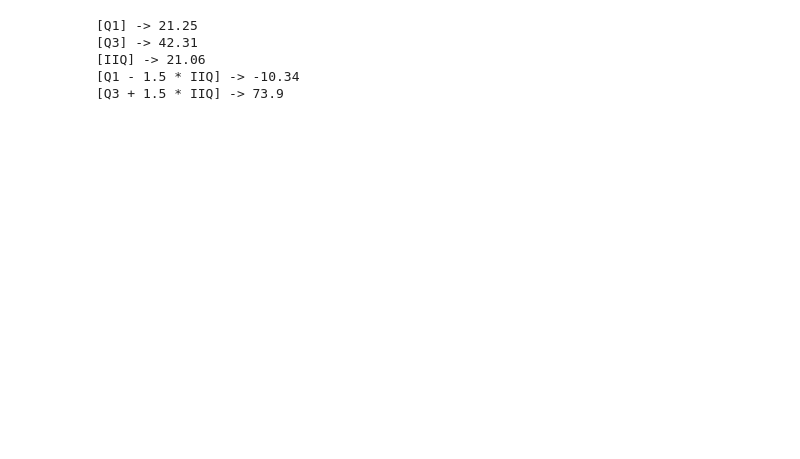
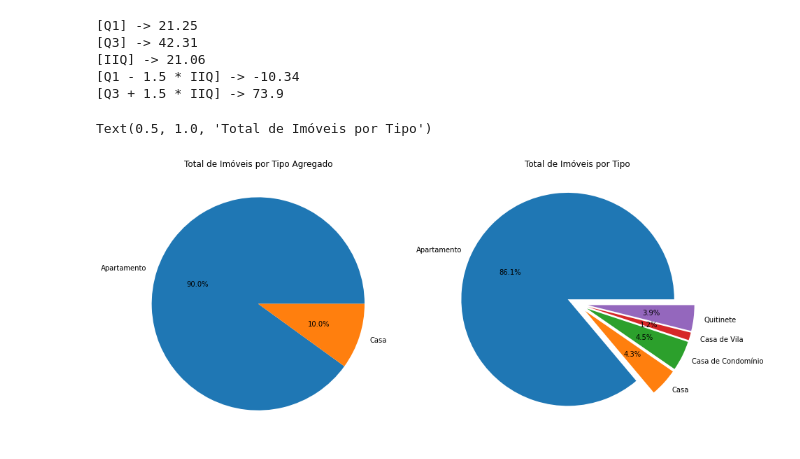
Before and after one commit to CHRSousa/estudoPythonJupiterNotebook, a Jupyter notebook: Criando_Novas_Variáveis.ipynb, the cells around one changed output. Drawn from its saved outputs; the diff is of its cells as text; code cells hidden in the pictures; blank space fills up the shorter version.

```diff
--- a/Criando_Novas_Variáveis.ipynb
+++ b/Criando_Novas_Variáveis.ipynb
@@ -389,3 +389,25 @@ print('[Q3 + 1.5 * IIQ] -> {}'.format(limite_superior_amostra.round(2)))
 [IIQ] -> 21.06
 [Q1 - 1.5 * IIQ] -> -10.34
 [Q3 + 1.5 * IIQ] -> 73.9
+# %%
+%matplotlib inline
+import pandas as pd
+import matplotlib.pyplot as plt
+plt.rc('figure', figsize = (15, 7))
+# %%
+area = plt.figure()
+g1 = area.add_subplot(1, 2, 1)
+g2 = area.add_subplot(1, 2, 2)
+grupo1 = amostra.groupby('Tipo Agregado')['Valor']
+label = grupo1.count().index
+valores = grupo1.count().values
+g1.pie(valores, labels = label, autopct='%1.1f%%')
+g1.set_title('Total de Imóveis por Tipo Agregado')
+grupo2 = amostra.groupby('Tipo')['Valor']
+label = grupo2.count().index
+valores = grupo2.count().values
+g2.pie(valores, labels = label, autopct='%1.1f%%', explode = (.1, .1, .1, .1, .1))
+g2.set_title('Total de Imóveis por Tipo')
+# %% [output]
+Text(0.5, 1.0, 'Total de Imóveis por Tipo')
+[figure, added]
```
Also changed, not shown: parts of 1 cell of this notebook.
